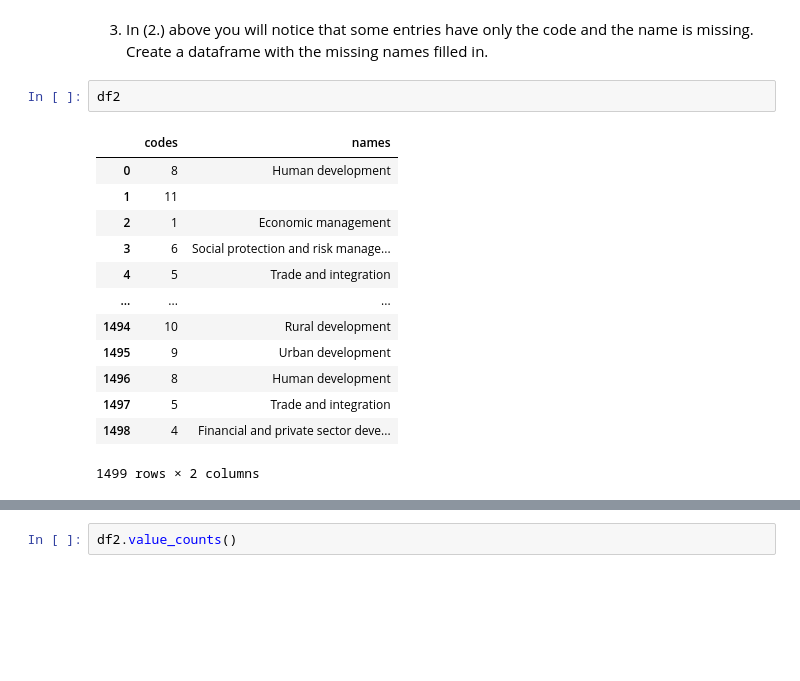
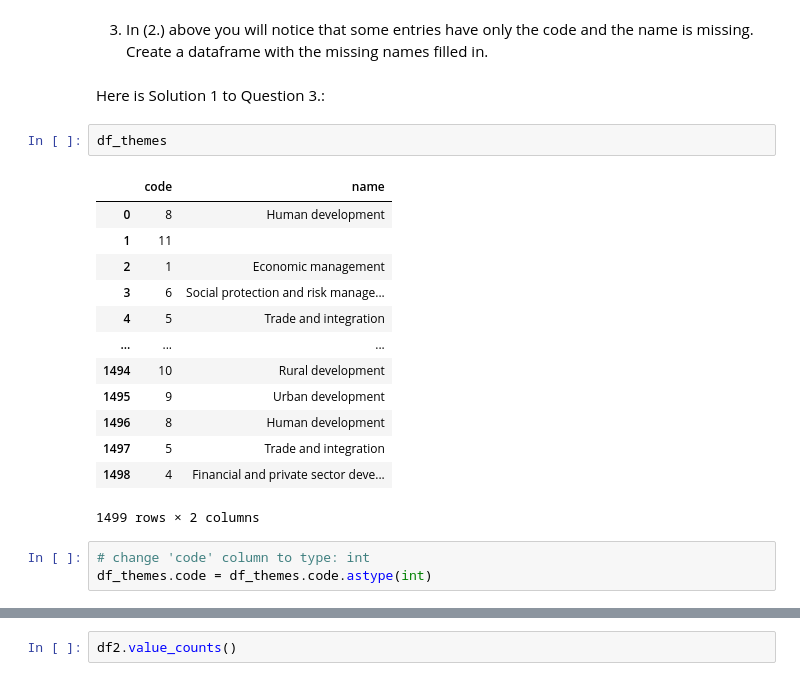
Before and after one commit to DawdlingDaedalus/mec-mini-projects, a Jupyter notebook: mec-5.4.4-json-data-wrangling-mini-project/Mini_Project_Wrangling_Json_Exercise.ipynb, the cells around one changed output, grey strips where cells are left out. Saved outputs shown, nothing was run; the diff lists cells and outputs as text; blank space fills up the shorter version.

```diff
--- a/mec-5.4.4-json-data-wrangling-mini-project/Mini_Project_Wrangling_Json_Exercise.ipynb
+++ b/mec-5.4.4-json-data-wrangling-mini-project/Mini_Project_Wrangling_Json_Exercise.ipynb
@@ -312,19 +372,24 @@ codes
 dtype: int64
 # %% [markdown]
 3. In (2.) above you will notice that some entries have only the code and the name is missing. Create a dataframe with the missing names filled in.
-# %%
-df2
-# %% [output]
-|  | codes | names |
-| 0 | 8 | Human development |
-| 1 | 11 |  |
-| 2 | 1 | Economic management |
-| 3 | 6 | Social protection and risk manage... |
-| 4 | 5 | Trade and integration |
-| ... | ... | ... |
-| 1494 | 10 | Rural development |
-| 1495 | 9 | Urban development |
-| 1496 | 8 | Human development |
-| 1497 | 5 | Trade and integration |
-| 1498 | 4 | Financial and private sector deve... |
-1499 rows × 2 columns
+# %% [markdown]
+Here is Solution 1 to Question 3.:
+# %%
+df_themes
+# %% [output]
+|  | code | name |
+| 0 | 8 | Human development |
+| 1 | 11 |  |
+| 2 | 1 | Economic management |
+| 3 | 6 | Social protection and risk manage... |
+| 4 | 5 | Trade and integration |
+| ... | ... | ... |
+| 1494 | 10 | Rural development |
+| 1495 | 9 | Urban development |
+| 1496 | 8 | Human development |
+| 1497 | 5 | Trade and integration |
+| 1498 | 4 | Financial and private sector deve... |
+1499 rows × 2 columns
+# %%
+# change 'code' column to type: int
+df_themes.code = df_themes.code.astype(int)
```
Also changed, not shown: parts of 22 cells of this notebook.
